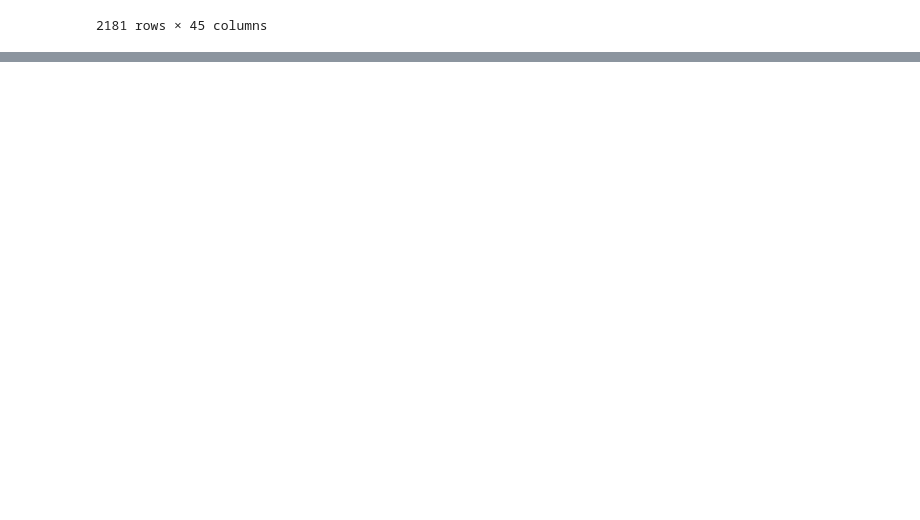
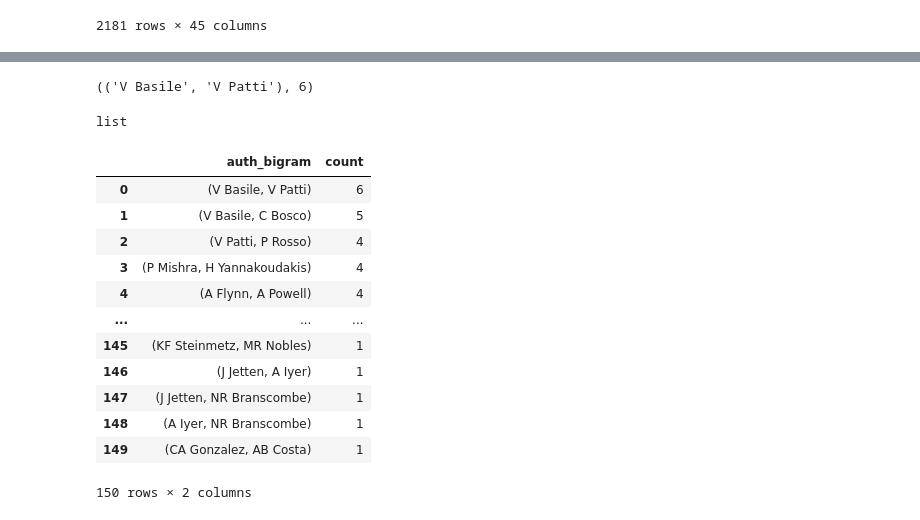
Before and after one commit to booktrackerGirl/Data-wrangling-and-analysis, a Jupyter notebook: Google Scholar Search/SerpAPI/serpapi_analysis.ipynb, the cells around one changed output, grey strips where cells are left out. Drawn from its saved outputs; the diff is of its cells as text; code cells hidden in the pictures; blank space fills up the shorter version.

```diff
--- a/Google Scholar Search/SerpAPI/serpapi_analysis.ipynb
+++ b/Google Scholar Search/SerpAPI/serpapi_analysis.ipynb
@@ -550,0 +565,7 @@ data_auth
+# %%
+#Similarly for the other ones
+
+data_auth['name_num_2'] = le.fit_transform(data_auth['author_name_2'])
+data_auth['name_num_3'] = le.fit_transform(data_auth['author_name_3'])
+data_auth['name_num_4'] = le.fit_transform(data_auth['author_name_4'])
+data_auth['name_num_5'] = le.fit_transform(data_auth['author_name_5'])
@@ -550,0 +599,14 @@ data_auth
+# %%
+from itertools import combinations
+from nltk import skipgrams
+
+def auth_comb(string):
+    words= string.split(", ")
+    pairs = list(skipgrams(words, n=2, k=len(words)-1))
+    return pairs
+
+data_auth['paired_authors'] = data_auth['all_authors'].apply(auth_comb)
+#excludes single authors from the list
+# as only concerned with multiple pairs
+
+data_auth['paired_authors']
@@ -550,0 +626,15 @@ data_auth
+# %%
+# only keeping the rows with NO empty lists
+
+data_paired_auth = data_auth[data_auth['paired_authors'].map(lambda d: len(d)) > 0]
+#data_paired_auth
+# %%
+auth_term_bigram= data_paired_auth['paired_authors']
+#auth_bigrams = list(itertools.chain(*auth_term_bigram))
+auth_bigrams = list(chain.from_iterable(auth_term_bigram))
+
+# Create counter of words in clean bigrams
+auth_bigram_counts = collections.Counter(auth_bigrams)
+
+auth_bigram_counts= auth_bigram_counts.most_common(150)
+auth_bigram_counts
@@ -550,0 +659,29 @@ data_auth
+# %%
+auth_bigram_counts[0]
+# %% [output]
+(('V Basile', 'V Patti'), 6)
+# %%
+type(auth_bigram_counts)
+# %% [output]
+list
+# %%
+#data_paired_auth = pd.DataFrame.from_dict(auth_bigram_counts, orient='index').reset_index()
+data_paired_auth = pd.DataFrame(auth_bigram_counts,
+                             columns=['auth_bigram', 'count'])
+
+#data_paired_auth = data_paired_auth.rename(columns={'index':'auth_bigram', 0:'count'})
+data_paired_auth
+# %% [output]
+|  | auth_bigram | count |
+| 0 | (V Basile, V Patti) | 6 |
+| 1 | (V Basile, C Bosco) | 5 |
+| 2 | (V Patti, P Rosso) | 4 |
+| 3 | (P Mishra, H Yannakoudakis) | 4 |
+| 4 | (A Flynn, A Powell) | 4 |
+| ... | ... | ... |
+| 145 | (KF Steinmetz, MR Nobles) | 1 |
+| 146 | (J Jetten, A Iyer) | 1 |
+| 147 | (J Jetten, NR Branscombe) | 1 |
+| 148 | (A Iyer, NR Branscombe) | 1 |
+| 149 | (CA Gonzalez, AB Costa) | 1 |
+150 rows × 2 columns
```
Also changed, not shown: parts of 7 cells of this notebook.
